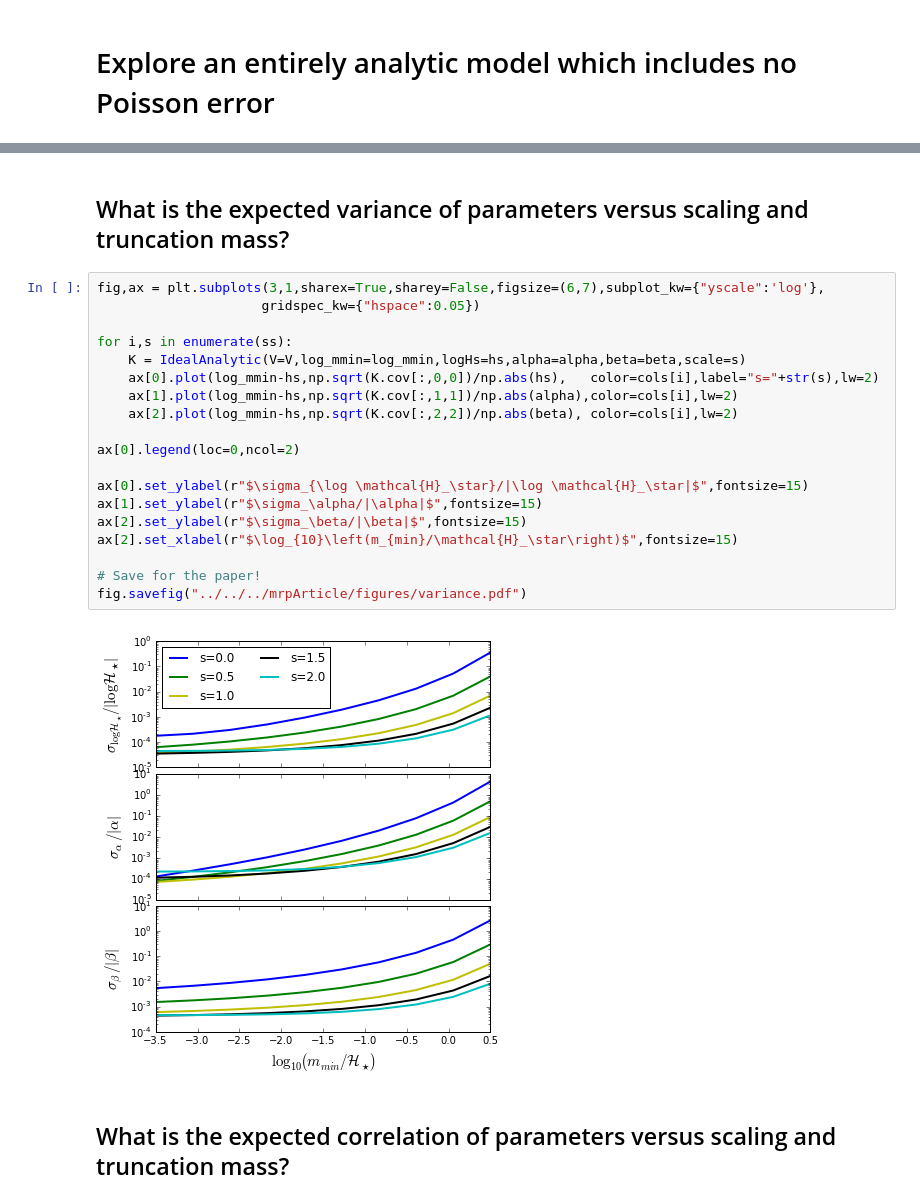
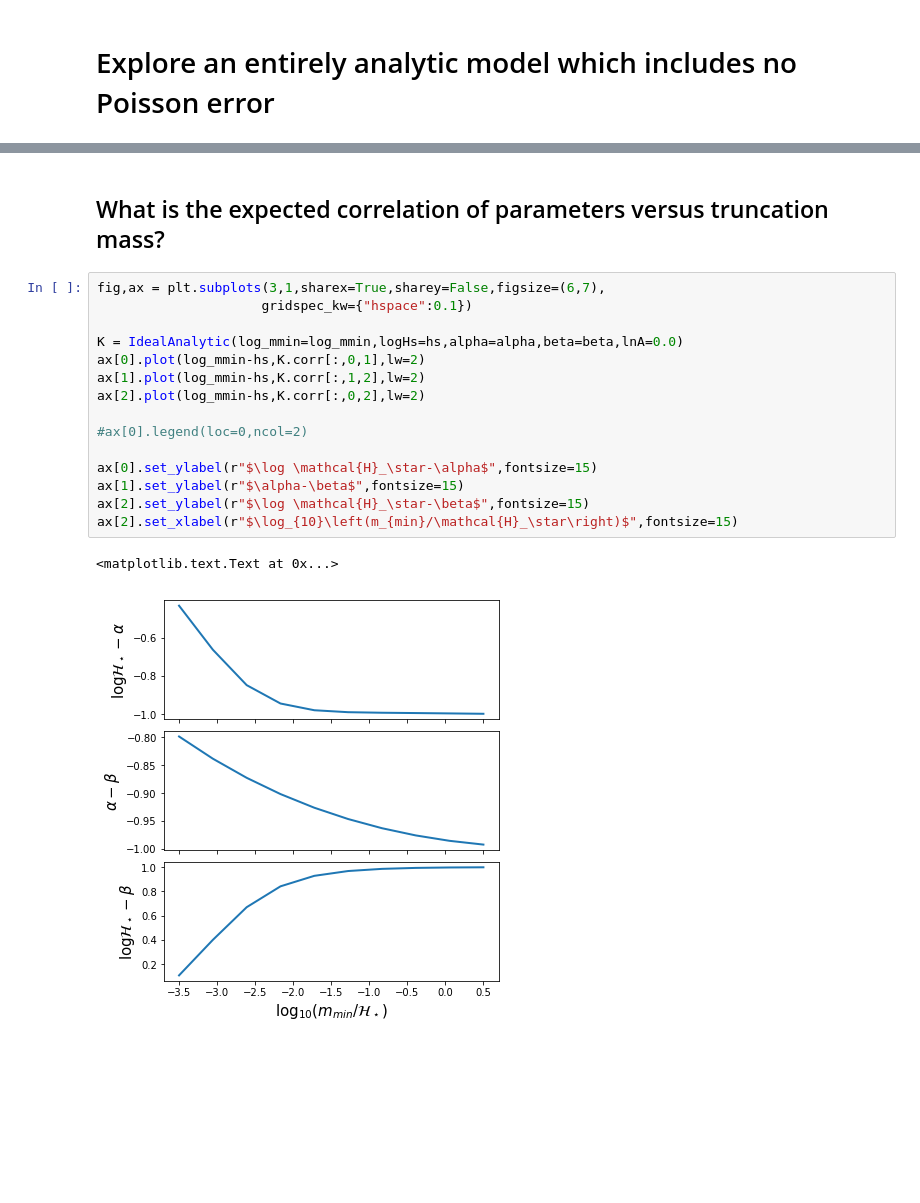
Before and after one commit to steven-murray/mrpy, a Jupyter notebook: docs/examples/explore_analytic_model.ipynb, the cells around one changed output, grey strips where cells are left out. Cells and saved outputs as stored; diff of their text form; blank space fills up the shorter version.

```diff
--- a/docs/examples/explore_analytic_model.ipynb
+++ b/docs/examples/explore_analytic_model.ipynb
@@ -25,25 +43,20 @@ ss = np.linspace(0,2,5)
 # %% [markdown]
-## What is the expected variance of parameters versus scaling and truncation mass?
+## What is the expected correlation of parameters versus truncation mass?
 # %%
-fig,ax = plt.subplots(3,1,sharex=True,sharey=False,figsize=(6,7),subplot_kw={"yscale":'log'},
-                     gridspec_kw={"hspace":0.05})
+fig,ax = plt.subplots(3,1,sharex=True,sharey=False,figsize=(6,7),
+                     gridspec_kw={"hspace":0.1})
 
-for i,s in enumerate(ss):
-    K = IdealAnalytic(V=V,log_mmin=log_mmin,logHs=hs,alpha=alpha,beta=beta,scale=s)
-    ax[0].plot(log_mmin-hs,np.sqrt(K.cov[:,0,0])/np.abs(hs),   color=cols[i],label="s="+str(s),lw=2)
-    ax[1].plot(log_mmin-hs,np.sqrt(K.cov[:,1,1])/np.abs(alpha),color=cols[i],lw=2)
-    ax[2].plot(log_mmin-hs,np.sqrt(K.cov[:,2,2])/np.abs(beta), color=cols[i],lw=2)
+K = IdealAnalytic(log_mmin=log_mmin,logHs=hs,alpha=alpha,beta=beta,lnA=0.0)
+ax[0].plot(log_mmin-hs,K.corr[:,0,1],lw=2)
+ax[1].plot(log_mmin-hs,K.corr[:,1,2],lw=2)
+ax[2].plot(log_mmin-hs,K.corr[:,0,2],lw=2)
 
-ax[0].legend(loc=0,ncol=2)
+#ax[0].legend(loc=0,ncol=2)
 
-ax[0].set_ylabel(r"$\sigma_{\log \mathcal{H}_\star}/|\log \mathcal{H}_\star|$",fontsize=15)
-ax[1].set_ylabel(r"$\sigma_\alpha/|\alpha|$",fontsize=15)
-ax[2].set_ylabel(r"$\sigma_\beta/|\beta|$",fontsize=15)
+ax[0].set_ylabel(r"$\log \mathcal{H}_\star-\alpha$",fontsize=15)
+ax[1].set_ylabel(r"$\alpha-\beta$",fontsize=15)
+ax[2].set_ylabel(r"$\log \mathcal{H}_\star-\beta$",fontsize=15)
 ax[2].set_xlabel(r"$\log_{10}\left(m_{min}/\mathcal{H}_\star\right)$",fontsize=15)
-
-# Save for the paper!
-fig.savefig("../../../mrpArticle/figures/variance.pdf")
 # %% [output]
+<matplotlib.text.Text at 0x...>
-[figure, old version]
+[figure, new version]
-# %% [markdown]
-## What is the expected correlation of parameters versus scaling and truncation mass?
```
Also changed, not shown: parts of 6 cells of this notebook, 12 other files.
